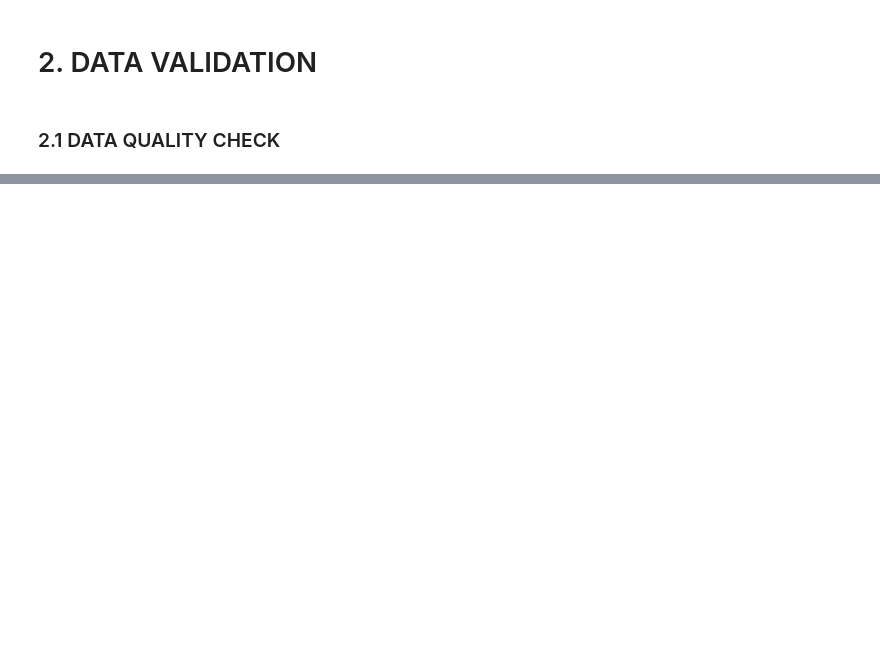
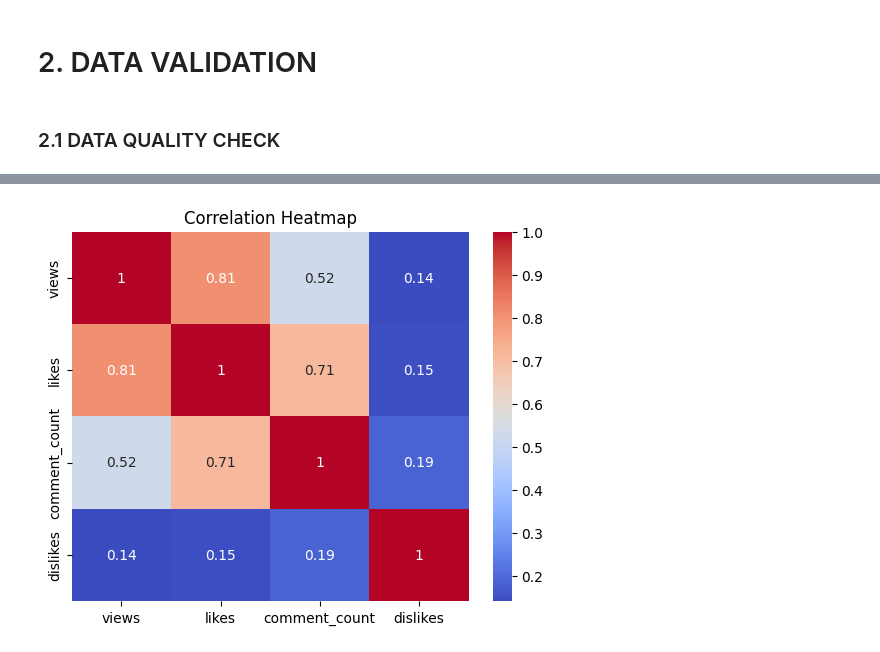
Before and after one commit to pankaj-cod/SectionD_Team16_YoutubeTrending, a Jupyter notebook: notebooks/03_eda.ipynb, the cells around one changed output, grey strips where cells are left out. Cells and saved outputs as stored; diff of their text form; code cells hidden in the pictures; blank space fills up the shorter version.

```diff
--- a/notebooks/03_eda.ipynb
+++ b/notebooks/03_eda.ipynb
@@ -334,0 +193,7 @@ plt.show()
+# %%
+
+sns.heatmap(df[num_cols].corr(), annot=True, cmap='coolwarm')
+plt.title('Correlation Heatmap')
+plt.show()
+# %% [output]
+[figure, added]
```
Also changed, not shown: parts of 108 cells of this notebook.
